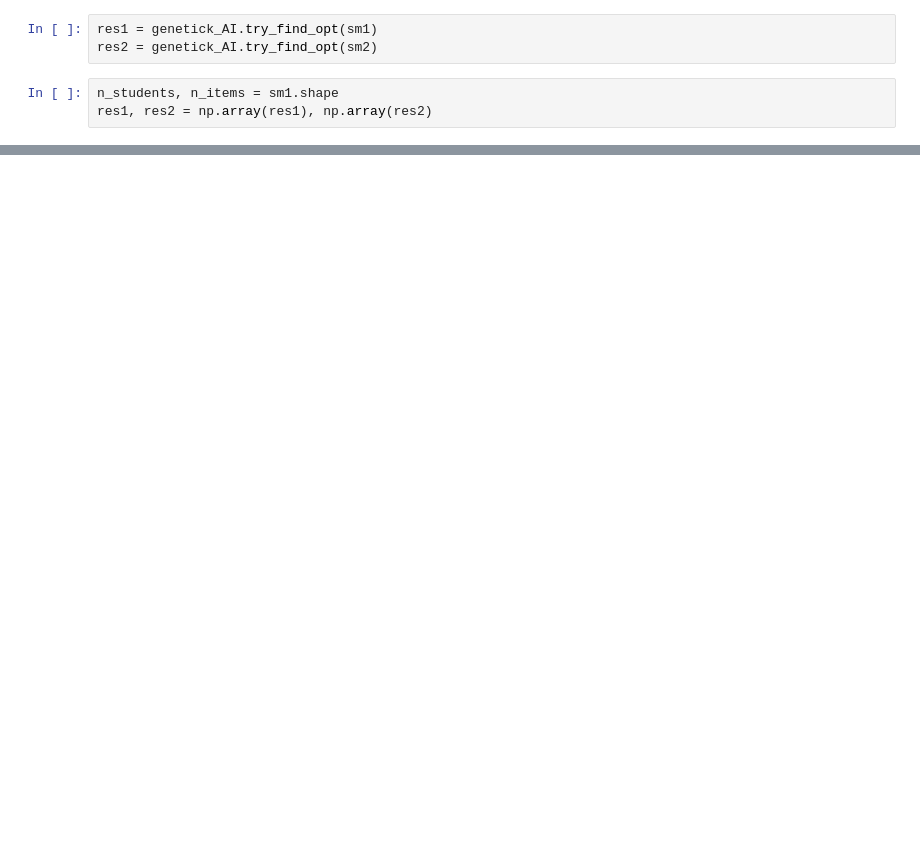
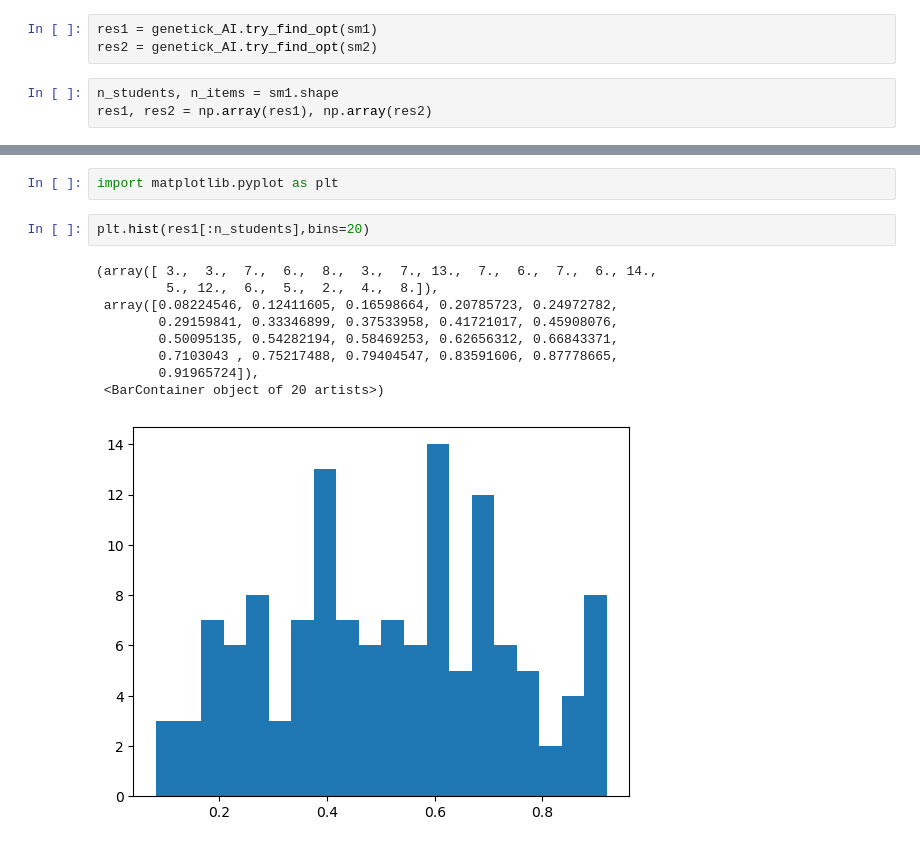
Before and after one commit to GodNaoborot/Fair_grading, a Jupyter notebook: genetic_test.ipynb, the cells around one changed output, grey strips where cells are left out. Cells and saved outputs as stored; diff of their text form; blank space fills up the shorter version.

```diff
--- a/genetic_test.ipynb
+++ b/genetic_test.ipynb
@@ -213,0 +239,14 @@ df2
+# %%
+import matplotlib.pyplot as plt
+# %%
+plt.hist(res1[:n_students],bins=20)
+# %% [output]
+(array([ 3.,  3.,  7.,  6.,  8.,  3.,  7., 13.,  7.,  6.,  7.,  6., 14.,
+         5., 12.,  6.,  5.,  2.,  4.,  8.]),
+ array([0.08224546, 0.12411605, 0.16598664, 0.20785723, 0.24972782,
+        0.29159841, 0.33346899, 0.37533958, 0.41721017, 0.45908076,
+        0.50095135, 0.54282194, 0.58469253, 0.62656312, 0.66843371,
+        0.7103043 , 0.75217488, 0.79404547, 0.83591606, 0.87778665,
+        0.91965724]),
+ <BarContainer object of 20 artists>)
+[figure, added]
```
Also changed, not shown: parts of 14 cells of this notebook, 1 other file.
